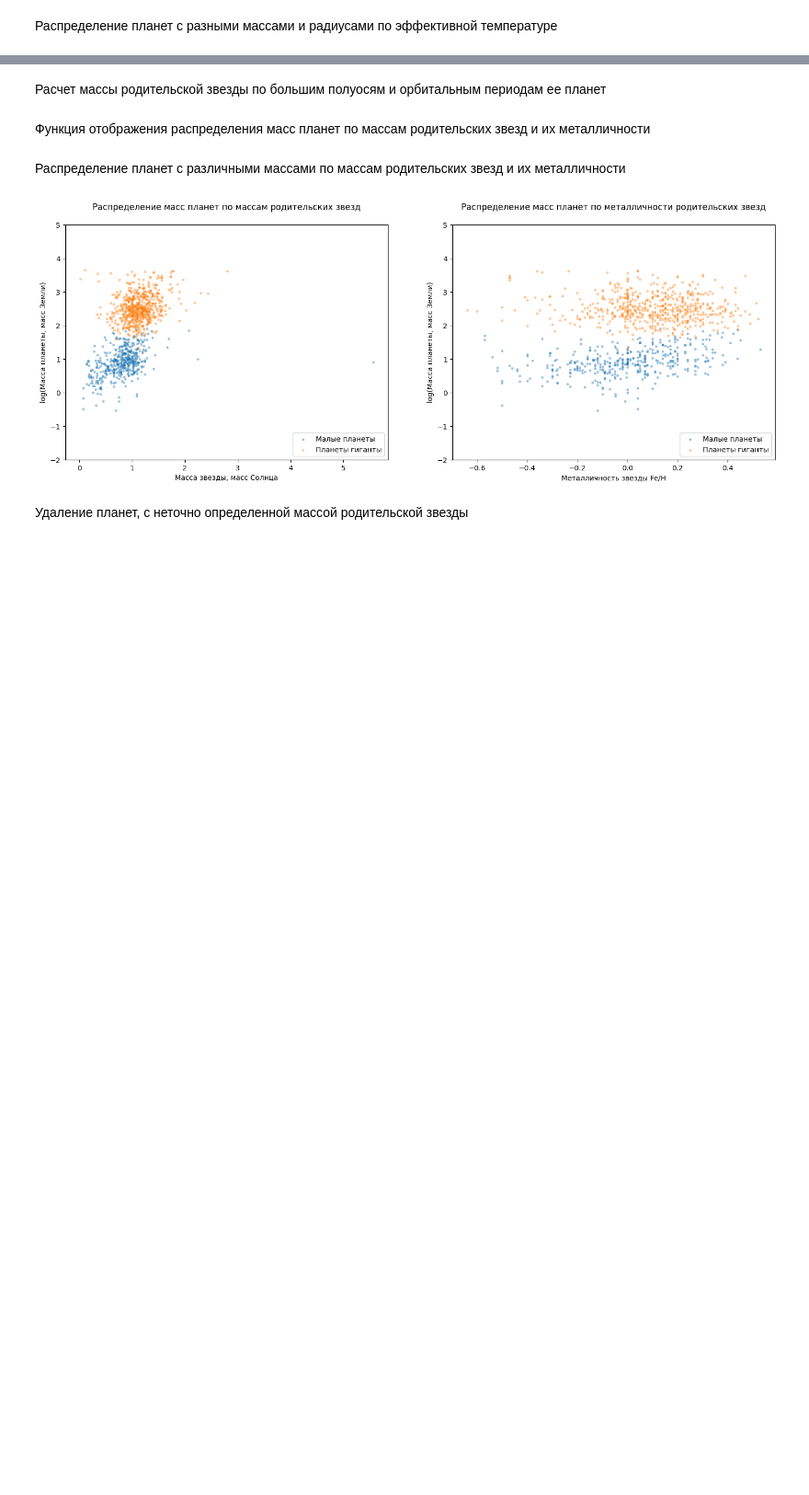
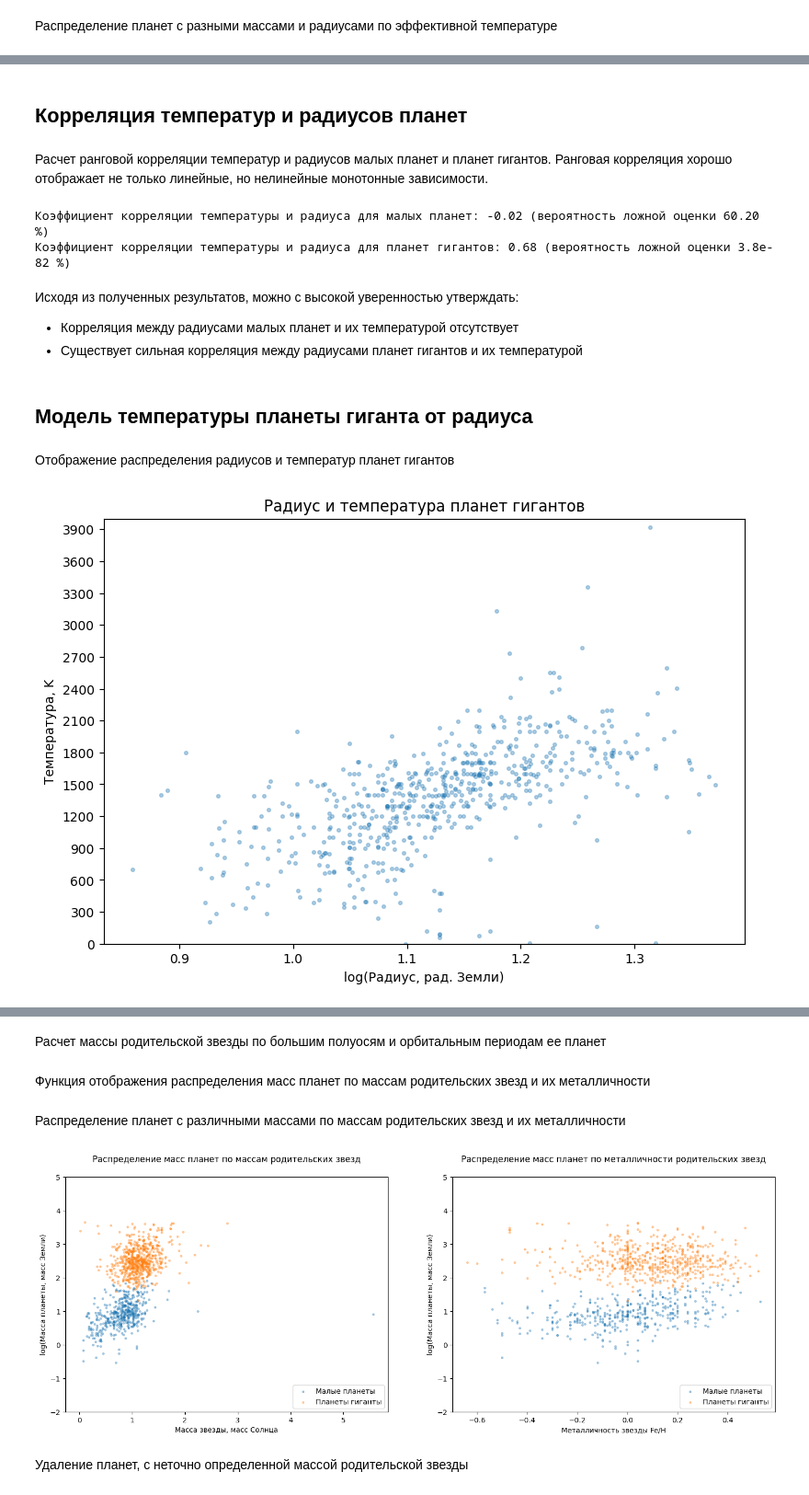
Before and after one commit to ochobkaa/exoplanetmodel, a Jupyter notebook: exoplanets.ipynb, the cells around one changed output, grey strips where cells are left out. Shown at 92% size. Drawn from its saved outputs; the diff is of its cells as text; code cells hidden in the pictures; blank space fills up the shorter version.

Commit message:
Добавлено определение корреляции температуры планеты от радиуса для разных их групп. Добавлена модель температуры планеты гиганта от радиуса.

```diff
--- a/exoplanets.ipynb
+++ b/exoplanets.ipynb
@@ -393,0 +410,78 @@ plot.show()
+# %% [markdown]
+<h2>Корреляция температур и радиусов планет</h2>
+# %% [markdown]
+Расчет ранговой корреляции температур и радиусов малых планет и планет гигантов. Ранговая корреляция хорошо отображает не только линейные, но нелинейные монотонные зависимости.
+# %%
+tr_small_p = calc_cl_dfs[0][["radius", "temp_calculated"]].query("temp_calculated.notna()")
+tr_large_p = calc_cl_dfs[1][["radius", "temp_calculated"]].query("temp_calculated.notna()")
+
+teff_small_p = tr_small_p["temp_calculated"]
+teff_large_p = tr_large_p["temp_calculated"]
+
+rad_small_p = c.radius_log(tr_small_p)
+rad_large_p = c.radius_log(tr_large_p)
+
+rt_small_corr = stat.spearmanr(rad_small_p, teff_small_p)
+rt_large_corr = stat.spearmanr(rad_large_p, teff_large_p)
+
+rt_small_corr_c = rt_small_corr.correlation
+rt_large_corr_c = rt_large_corr.correlation
+
+rt_small_corr_p = rt_small_corr.pvalue * 100
+rt_large_corr_p = rt_large_corr.pvalue * 100
+
+print(
+    "Коэффициент корреляции температуры и радиуса для малых планет: {0:.2f} (вероятность ложной оценки {1:.2f} %)"
+        .format(rt_small_corr_c, rt_small_corr_p)
+)
+print(
+    "Коэффициент корреляции температуры и радиуса для планет гигантов: {0:.2f} (вероятность ложной оценки {1:.2} %)"
+        .format(rt_large_corr_c, rt_large_corr_p)
+)
+# %% [output]
+Коэффициент корреляции температуры и радиуса для малых планет: -0.02 (вероятность ложной оценки 60.20 %)
+Коэффициент корреляции температуры и радиуса для планет гигантов: 0.68 (вероятность ложной оценки 3.8e-82 %)
+# %% [markdown]
+Исходя из полученных результатов, можно с высокой уверенностью утверждать:
+<ul>
+<li>Корреляция между радиусами малых планет и их температурой отсутствует</li>
+<li>Существует сильная корреляция между радиусами планет гигантов и их температурой</li>
+</ul>
+# %% [markdown]
+<h2>Модель температуры планеты гиганта от радиуса</h2>
+# %% [markdown]
+Отображение распределения радиусов и температур планет гигантов
+# %%
+def show_radius_teff_plot(df, title, reg=None):
+    fig, axes = plot.subplots()
+
+    rad_p = c.radius_log(df)
+    teff_p = df["temp_calculated"].to_list()
+
+    fig.set_figwidth(9)
+    fig.set_figheight(6)
+
+    rad_l_min = min(rad_p)
+    rad_l_max = max(rad_p)
+
+    axes.scatter(rad_p, teff_p, s=7, alpha=0.33)
+
+    if reg:
+        reg_rad_v = np.arange(rad_l_min, rad_l_max, 0.005)
+        reg_teff_v = reg.calc(radius=reg_rad_v)
+
+        axes.plot(reg_rad_v, reg_teff_v, c="#813131")
+
+    axes.set_title(title)
+
+    axes.set_xlabel("log(Радиус, рад. Земли)")
+
+    axes.set_ylim(0, 4000)
+    axes.set_yticks(np.arange(0, 4000, 300))
+    axes.set_ylabel("Температура, K")
+
+    plot.show()
+# %%
+show_radius_teff_plot(tr_large_p, "Радиус и температура планет гигантов")
+# %% [output]
+[figure, added]
```
Also changed, not shown: parts of 14 cells of this notebook.
